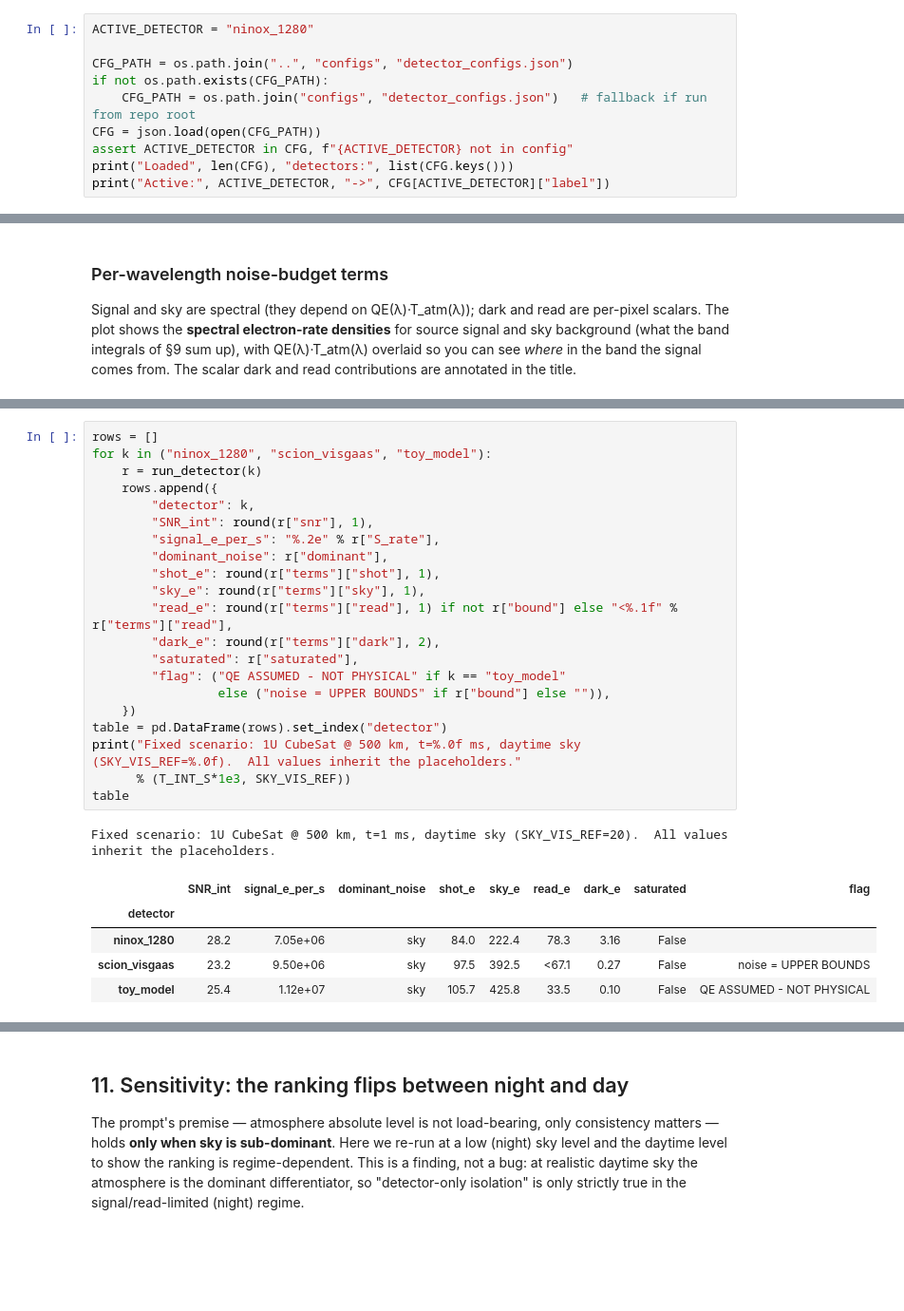
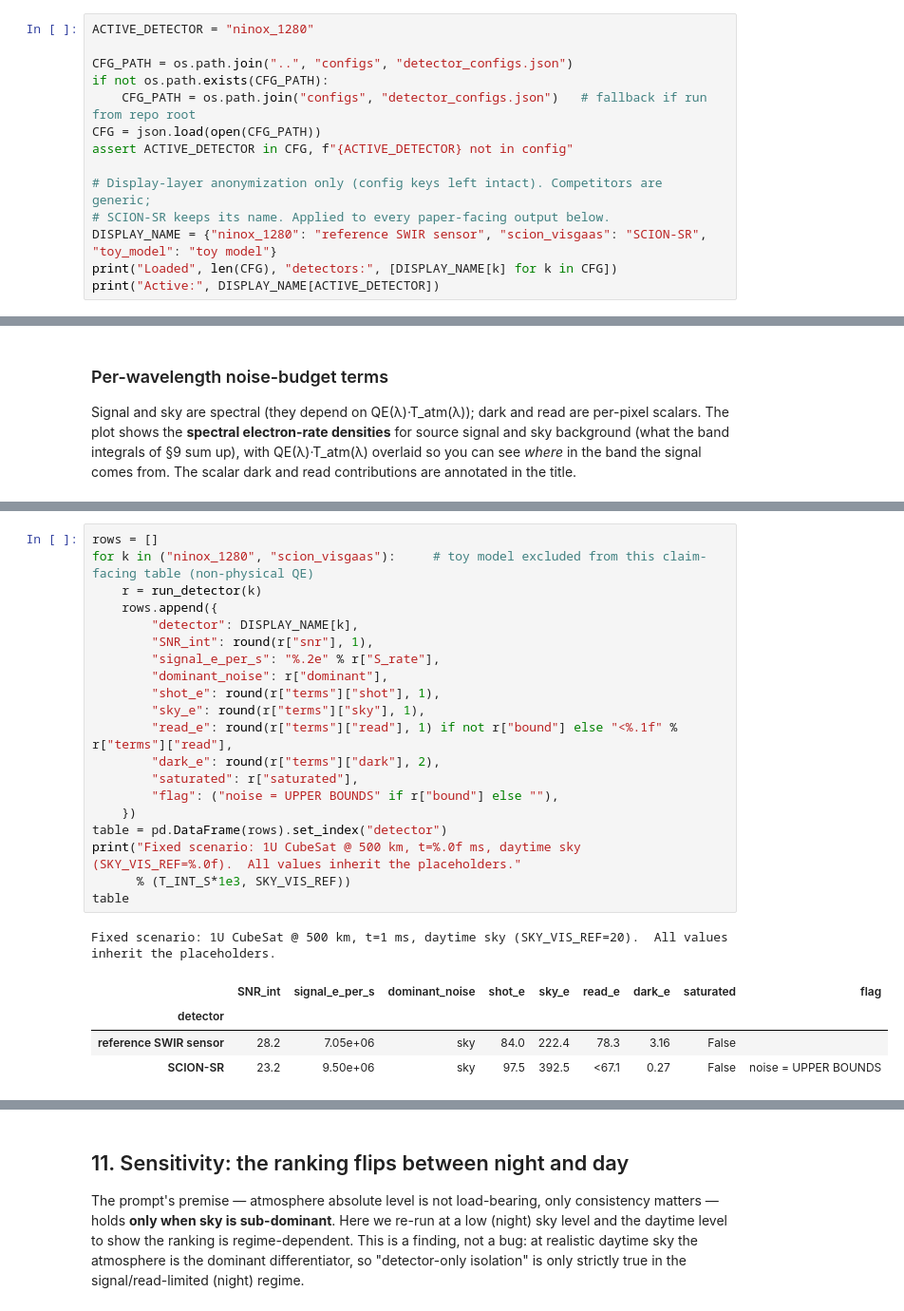
Before and after one commit to KevinKearney/SatSim, a Jupyter notebook: notebooks/radiometric_detector_comparison.ipynb, the cells around one changed output, grey strips where cells are left out. Shown at 95% size. Cells and saved outputs as stored; diff of their text form; blank space fills up the shorter version.

```diff
--- a/notebooks/radiometric_detector_comparison.ipynb
+++ b/notebooks/radiometric_detector_comparison.ipynb
@@ -55,6 +55,10 @@ if not os.path.exists(CFG_PATH):
     CFG_PATH = os.path.join("configs", "detector_configs.json")   # fallback if run from repo root
 CFG = json.load(open(CFG_PATH))
 assert ACTIVE_DETECTOR in CFG, f"{ACTIVE_DETECTOR} not in config"
-print("Loaded", len(CFG), "detectors:", list(CFG.keys()))
-print("Active:", ACTIVE_DETECTOR, "->", CFG[ACTIVE_DETECTOR]["label"])
+
+# Display-layer anonymization only (config keys left intact). Competitors are generic;
+# SCION-SR keeps its name. Applied to every paper-facing output below.
+DISPLAY_NAME = {"ninox_1280": "reference SWIR sensor", "scion_visgaas": "SCION-SR", "toy_model": "toy model"}
+print("Loaded", len(CFG), "detectors:", [DISPLAY_NAME[k] for k in CFG])
+print("Active:", DISPLAY_NAME[ACTIVE_DETECTOR])
 # %% [output]
@@ -418,29 +423,27 @@ QE is a non-physical placeholder, so its SNR is not comparable.**
 # %%
 rows = []
-for k in ("ninox_1280", "scion_visgaas", "toy_model"):
+for k in ("ninox_1280", "scion_visgaas"):     # toy model excluded from this claim-facing table (non-physical QE)
     r = run_detector(k)
     rows.append({
-        "detector": k,
+        "detector": DISPLAY_NAME[k],
         "SNR_int": round(r["snr"], 1),
         "signal_e_per_s": "%.2e" % r["S_rate"],
         "dominant_noise": r["dominant"],
         "shot_e": round(r["terms"]["shot"], 1),
         "sky_e": round(r["terms"]["sky"], 1),
         "read_e": round(r["terms"]["read"], 1) if not r["bound"] else "<%.1f" % r["terms"]["read"],
         "dark_e": round(r["terms"]["dark"], 2),
         "saturated": r["saturated"],
-        "flag": ("QE ASSUMED - NOT PHYSICAL" if k == "toy_model"
-                 else ("noise = UPPER BOUNDS" if r["bound"] else "")),
+        "flag": ("noise = UPPER BOUNDS" if r["bound"] else ""),
     })
 table = pd.DataFrame(rows).set_index("detector")
 print("Fixed scenario: 1U CubeSat @ 500 km, t=%.0f ms, daytime sky (SKY_VIS_REF=%.0f).  All values inherit the placeholders."
       % (T_INT_S*1e3, SKY_VIS_REF))
 table
 # %% [output]
 Fixed scenario: 1U CubeSat @ 500 km, t=1 ms, daytime sky (SKY_VIS_REF=20).  All values inherit the placeholders.
 |  | SNR_int | signal_e_per_s | dominant_noise | shot_e | sky_e | read_e | dark_e | saturated | flag |
 | detector |  |  |  |  |  |  |  |  |  |
-| ninox_1280 | 28.2 | 7.05e+06 | sky | 84.0 | 222.4 | 78.3 | 3.16 | False |  |
-| scion_visgaas | 23.2 | 9.50e+06 | sky | 97.5 | 392.5 | <67.1 | 0.27 | False | noise = UPPER BOUNDS |
-| toy_model | 25.4 | 1.12e+07 | sky | 105.7 | 425.8 | 33.5 | 0.10 | False | QE ASSUMED - NOT PHYSICAL |
+| reference SWIR sensor | 28.2 | 7.05e+06 | sky | 84.0 | 222.4 | 78.3 | 3.16 | False |  |
+| SCION-SR | 23.2 | 9.50e+06 | sky | 97.5 | 392.5 | <67.1 | 0.27 | False | noise = UPPER BOUNDS |
 # %% [markdown]
```
Also changed, not shown: parts of 11 cells of this notebook.
